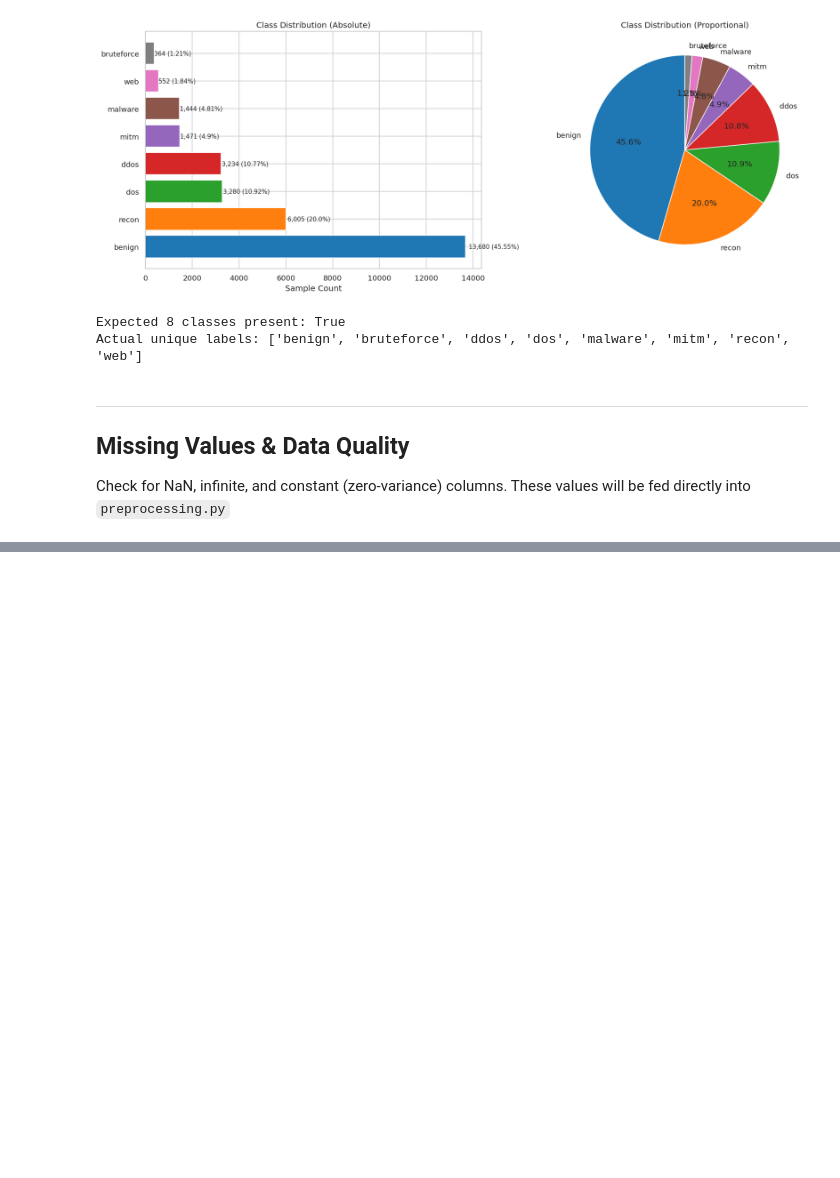
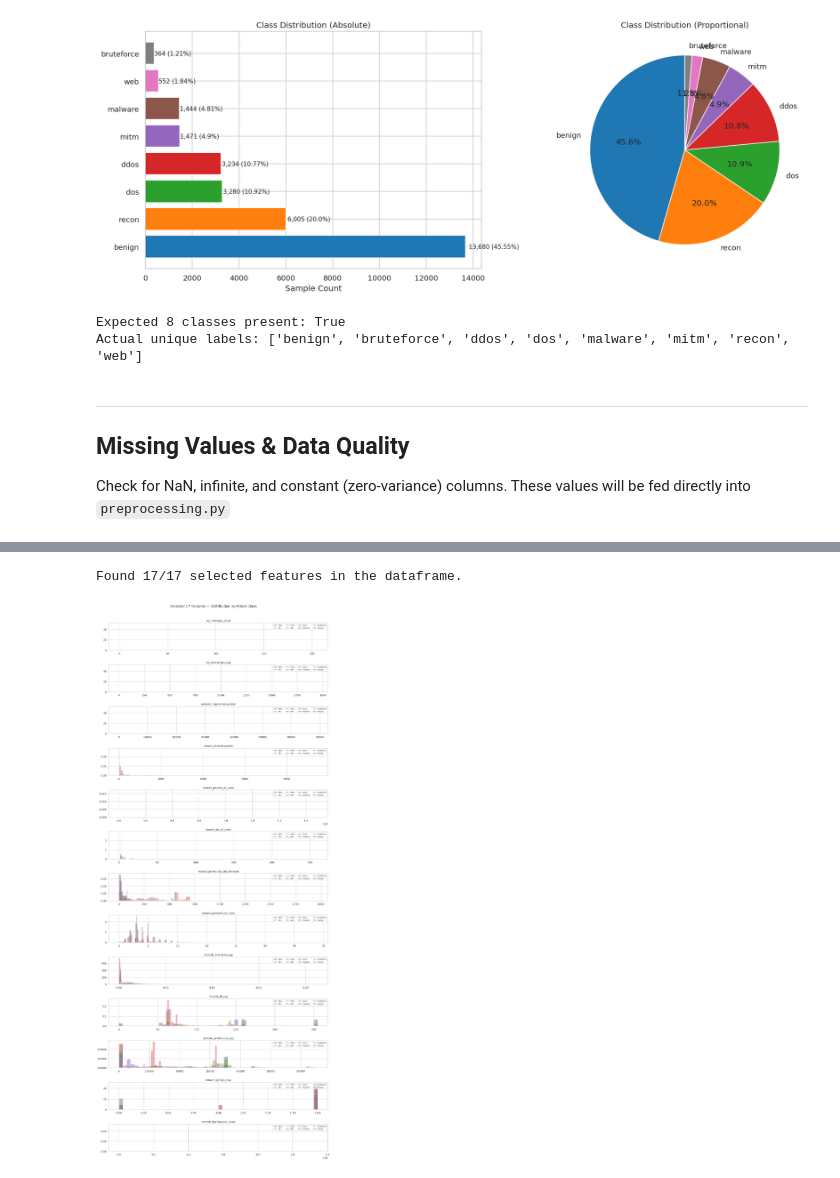
Before and after one commit to CandiceWilliams/federated-iiot-ids-thesis, a Jupyter notebook: notebooks/EDA.ipynb, the cells around one changed output, grey strips where cells are left out. Saved outputs shown, nothing was run; the diff lists cells and outputs as text; code cells hidden in the pictures; blank space fills up the shorter version.

```diff
--- a/notebooks/EDA.ipynb
+++ b/notebooks/EDA.ipynb
@@ -249,0 +420,55 @@ else:
+# %%
+SELECTED_17 = [
+    "log_messages_count",
+    "log_data-ranges_avg",
+    "log_data-types",        # NOTE: this is a list-type/string feature — may need encoding
+    "network_fragmented-packets",
+    "network_interval-packets",
+    "network_packets_all_count",
+    "network_ips_dst",                # NOTE: list-type in some versions, count in others
+    "network_ips_all_count",
+    "network_macs_src",               # NOTE: list-type in some versions
+    "network_packet-size_std_deviation",
+    "network_ports_all",              # NOTE: list-type
+    "network_protocols_all_count",
+    "network_time-delta_avg",
+    "network_ttl_avg",
+    "network_window-size_avg",
+    "network_ip-flags_max",
+    "network_tcp-flags-psh_count",
+]
+
+# Check which of these exist in the dataframe
+found = [c for c in SELECTED_17 if c in df.columns]
+missing_sel = [c for c in SELECTED_17 if c not in df.columns]
+
+print(f"Found {len(found)}/17 selected features in the dataframe.")
+if missing_sel:
+    print(f"Missing or differently named: {missing_sel}")
+    print("\n→ Check your CSV headers. Column names may use underscores or different casing.")
+    print(f"  Your columns containing 'Message': {[c for c in df.columns if 'essag' in c.lower()]}")
+    print(f"  Your columns containing 'Packet':  {[c for c in df.columns if 'acket' in c.lower()]}")
+    print(f"  Your columns containing 'IP':      {[c for c in df.columns if 'ip' in c.lower()]}")
+
+# If found, show their distributions by class
+if len(found) >= 5:
+    numeric_selected = [c for c in found if df[c].dtype in [np.float64, np.int64, float, int]]
+
+    fig, axes = plt.subplots(len(numeric_selected), 1, figsize=(14, len(numeric_selected) * 2.5))
+    if len(numeric_selected) == 1:
+        axes = [axes]
+
+    for i, col in enumerate(numeric_selected):
+        for label in df[LABEL_COL].unique():
+            subset = df[df[LABEL_COL] == label][col].dropna()
+            axes[i].hist(subset, bins=50, alpha=0.5, label=label, density=True)
+        axes[i].set_title(col, fontsize=10)
+        axes[i].legend(fontsize=7, ncol=4, loc="upper right")
+
+    plt.suptitle("Selected 17 Features — Distribution by Attack Class", fontsize=14, y=1.01)
+    plt.tight_layout()
+    plt.savefig("../results/eda_selected_features_by_class.png", bbox_inches="tight")
+    plt.show()
+# %% [output]
+Found 17/17 selected features in the dataframe.
+[figure, added]
```
Also changed, not shown: parts of 26 cells of this notebook, 7 other files.
